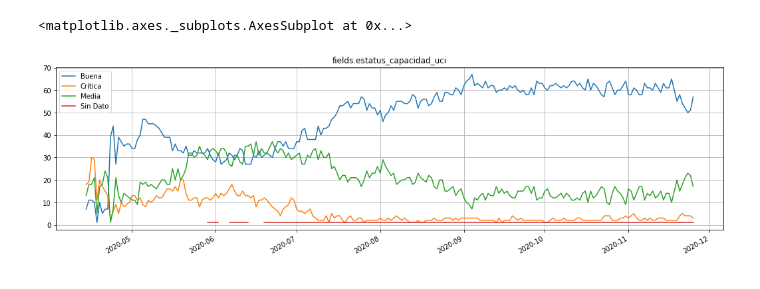
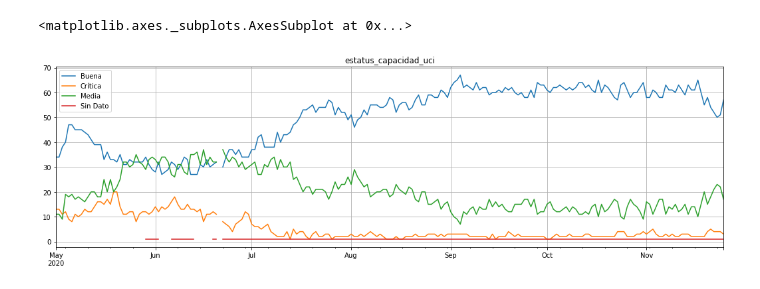
Before and after one commit to dhdzmota/omath_mota_rulo, a Jupyter notebook: notebooks/capacidad_hospitalaria.ipynb, the cells around one changed output. Saved outputs shown, nothing was run; the diff lists cells and outputs as text; code cells hidden in the pictures.

```diff
--- a/notebooks/capacidad_hospitalaria.ipynb
+++ b/notebooks/capacidad_hospitalaria.ipynb
@@ -22,5 +32,5 @@ Added: /Users/lsanchez/omath_mota_rulo
 from omath_mota_rulo.data import capacidad_hospitalaria
 # %%
 data = capacidad_hospitalaria.get()
+
+data = data[~data['estatus_capacidad_uci'].isnull()]
-# %%
-data['fields.fecha'] = pd.to_datetime(data['fields.fecha'])
@@ -27,16 +46,16 @@ data['fields.fecha'] = pd.to_datetime(data['fields.fecha'])
 # %%
 capacidad = {}
-for date, date_data in data.groupby('fields.fecha'):
-    capacidad[date] = date_data['fields.estatus_capacidad_uci'].value_counts()
+for date, date_data in data.set_index('fecha').groupby(pd.Grouper(freq='D')):
+    capacidad[date] = date_data['estatus_capacidad_uci'].value_counts()
 
 capacidad = pd.DataFrame(capacidad).T
 # %%
 fig, ax = plt.subplots(1, 1, figsize=(18, 5))
 
 capacidad.plot(
-    title='fields.estatus_capacidad_uci',
+    title='estatus_capacidad_uci',
     ax=ax,
     grid=True)
 # %% [output]
 <matplotlib.axes._subplots.AxesSubplot at 0x...>
-[figure, old version]
+[figure, new version]
```
Also changed, not shown: parts of 8 cells of this notebook, 1 other file.
